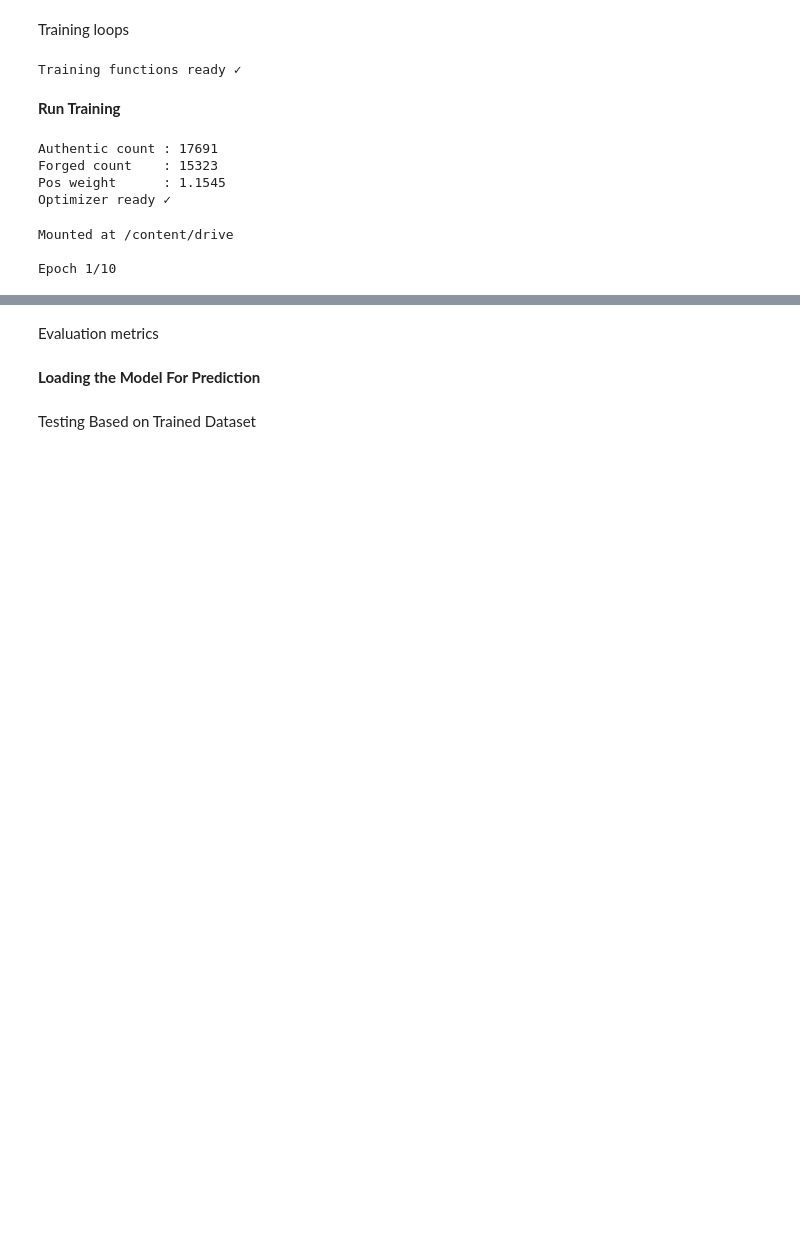
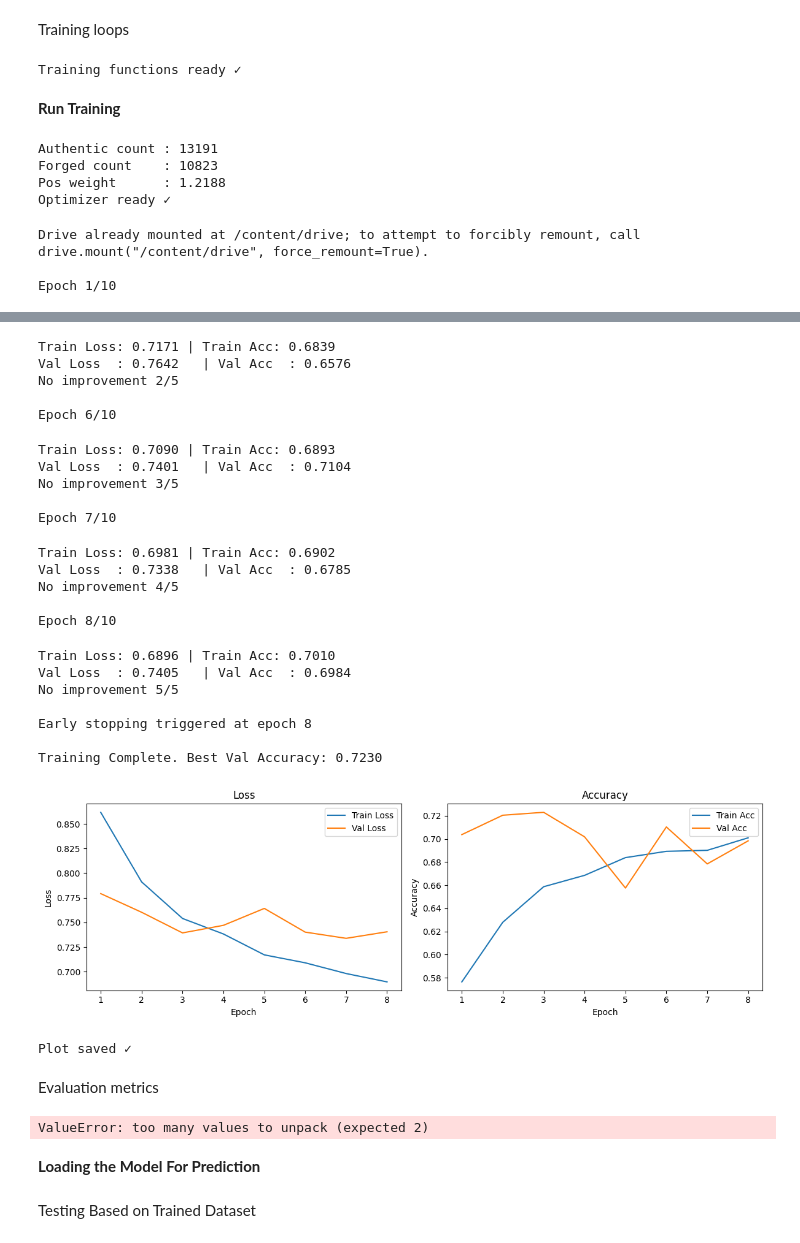
Before and after one commit to AshuuMishra/Forgery_Detection, a Jupyter notebook: Forgery_Detection.ipynb, the cells around one changed output, grey strips where cells are left out. Cells and saved outputs as stored; diff of their text form; code cells hidden in the pictures; blank space fills up the shorter version.

```diff
--- a/Forgery_Detection.ipynb
+++ b/Forgery_Detection.ipynb
@@ -198,7 +200,8 @@ for i, sample in enumerate(rvl):
 # Adding ai_dataset to master csv
 real_count=0
 ai_count=0
-target=7000 #as we have imbalanced dataset so we taking 7k rows from each ai and real
+target=2500 #as we have imbalanced dataset so we taking 7k rows from each ai and real
+#its was domination so reduced to 2k
 
 for i , sample in enumerate(tqdm(ai_df, desc='processing')):
   label=sample['Label_A']
@@ -1116,8 +1119,8 @@ type_criterion  = nn.CrossEntropyLoss()
 # ── Optimizer ─────────────────────────────────────────────────────
 optimizer       = optim.AdamW(
     model.parameters(),
-    lr=1e-4,
-    weight_decay=1e-4
+    lr=5e-5,
+    weight_decay=1e-4 #earlier it was 1e-3 less accuracy so increase to penalise overfittinh more
 )
 
 # ── Scheduler ─────────────────────────────────────────────────────
@@ -1131,9 +1134,9 @@ print(f"Forged count    : {forged_count}")
 print(f"Pos weight      : {pos_weight.item():.4f}")
 print("Optimizer ready ✓")
 # %% [output]
-Authentic count : 17691
-Forged count    : 15323
-Pos weight      : 1.1545
+Authentic count : 13191
+Forged count    : 10823
+Pos weight      : 1.2188
 Optimizer ready ✓
 # %%
 # # Run this to confirm model outputs 3 values
@@ -1155,7 +1158,7 @@ os.makedirs("/content/drive/MyDrive/forgery_detection",
 EPOCHS        = 10
 best_val      = 0
 history       = []
-patience      = 3       # stop if no improvement for 3 epochs
+patience      = 5       # stop if no improvement for 3 epochs
 no_improve    = 0       # counter
 
 for epoch in range(EPOCHS):
@@ -1222,6 +1225,6 @@ plt.savefig("/content/training_history.png")
 plt.show()
 print("Plot saved ✓")
 # %% [output]
-Mounted at /content/drive
+Drive already mounted at /content/drive; to attempt to forcibly remount, call drive.mount("/content/drive", force_remount=True).
 
 Epoch 1/10
@@ -1248,5 +1252,29 @@ No improvement 2/3
 
 Epoch 5/10
+Train Loss: 0.7171 | Train Acc: 0.6839
+Val Loss  : 0.7642   | Val Acc  : 0.6576
+No improvement 2/5
+
+Epoch 6/10
+Train Loss: 0.7090 | Train Acc: 0.6893
+Val Loss  : 0.7401   | Val Acc  : 0.7104
+No improvement 3/5
+
+Epoch 7/10
+Train Loss: 0.6981 | Train Acc: 0.6902
+Val Loss  : 0.7338   | Val Acc  : 0.6785
+No improvement 4/5
+
+Epoch 8/10
+Train Loss: 0.6896 | Train Acc: 0.7010
+Val Loss  : 0.7405   | Val Acc  : 0.6984
+No improvement 5/5
+
+Early stopping triggered at epoch 8
+
+Training Complete. Best Val Accuracy: 0.7230
+[figure, added]
+Plot saved ✓
 # %%
 # import smtplib
 # from email.message import EmailMessage
@@ -1301,7 +1329,7 @@ all_preds  = []
 all_labels = []
 
 with torch.no_grad():
-    for images, masks, labels, has_mask in tqdm(val_loader, desc="Evaluating"):
+    for images, masks, labels, has_mask,type_out in tqdm(val_loader, desc="Evaluating"):
         images = images.to(DEVICE)
         with autocast():
             cls_out, _ = model(images)
@@ -1323,6 +1351,8 @@ sns.heatmap(cm, annot=True, fmt="d",
 plt.title("Confusion Matrix")
 plt.savefig("/content/confusion_matrix.png")
 plt.show()
+# %% [output]
+ValueError: too many values to unpack (expected 2)
 # %% [markdown]
 **Loading the Model For Prediction**
 # %%
```
Also changed, not shown: parts of 11 cells of this notebook.
